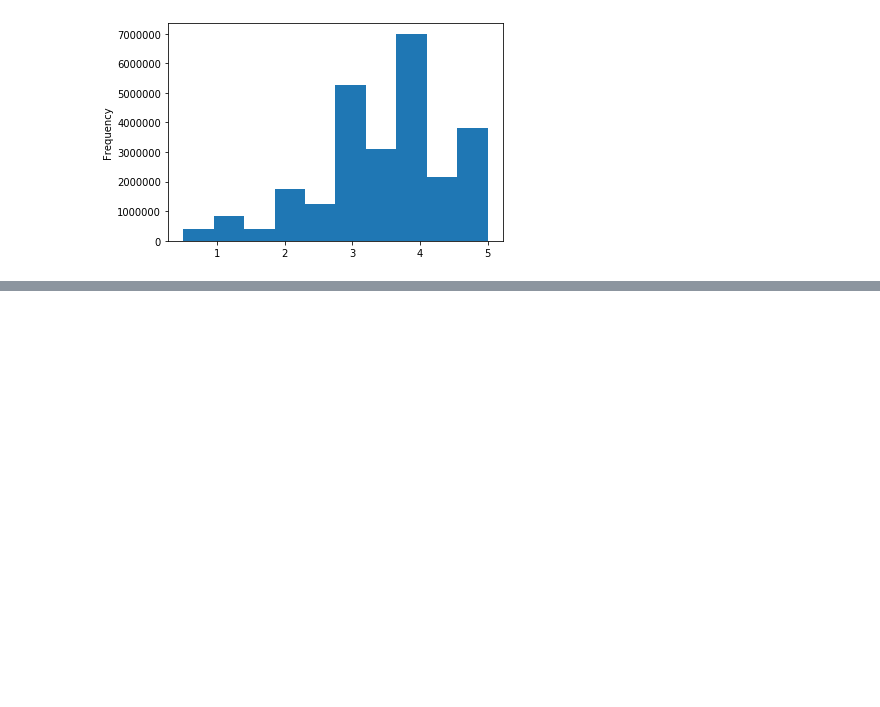
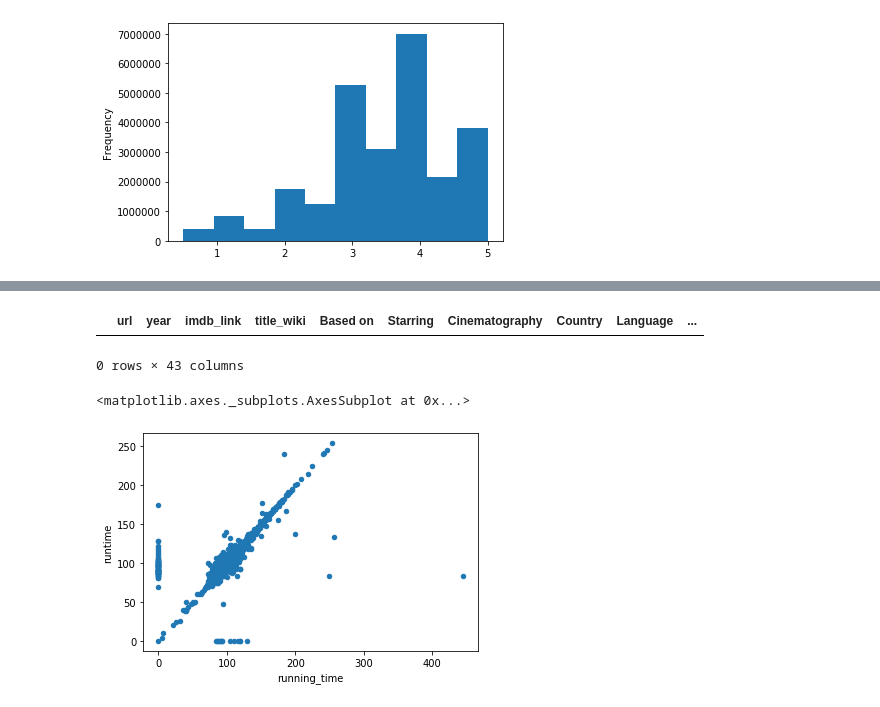
Before and after one commit to MauroBarron/Movies-ETL, a Jupyter notebook: Transform Wiki and Kaggle Data.ipynb, the cells around one changed output, grey strips where cells are left out. Cells and saved outputs as stored; diff of their text form; code cells hidden in the pictures; blank space fills up the shorter version.

```diff
--- a/Transform Wiki and Kaggle Data.ipynb
+++ b/Transform Wiki and Kaggle Data.ipynb
@@ -1357,0 +804,3 @@ Name: rating, dtype: float64
+# %%
+## Merge the frames.  the suffixes parameters adds the source DF name to the dupliate/redundant fields
+movies_df = pd.merge(wiki_movies_df, kaggle_metadata, on='imdb_id', suffixes=['_wiki','_kaggle'])
@@ -1357,0 +859,12 @@ Name: rating, dtype: float64
+# %%
+## Review Title:  how many missing titles in Kaggle data
+movies_df[(movies_df['title_kaggle'] == '') | (movies_df['title_kaggle'].isnull())]
+# %% [output]
+|  | url | year | imdb_link | title_wiki | Based on | Starring | Cinematography | Country | Language | ... |
+0 rows × 43 columns
+# %%
+## Review Run Time:  should be one to one in a scatter plot.  real data here folks!
+movies_df.fillna(0).plot(x='running_time', y='runtime', kind='scatter')
+# %% [output]
+<matplotlib.axes._subplots.AxesSubplot at 0x...>
+[figure, added]
```
Also changed, not shown: parts of 81 cells of this notebook.
